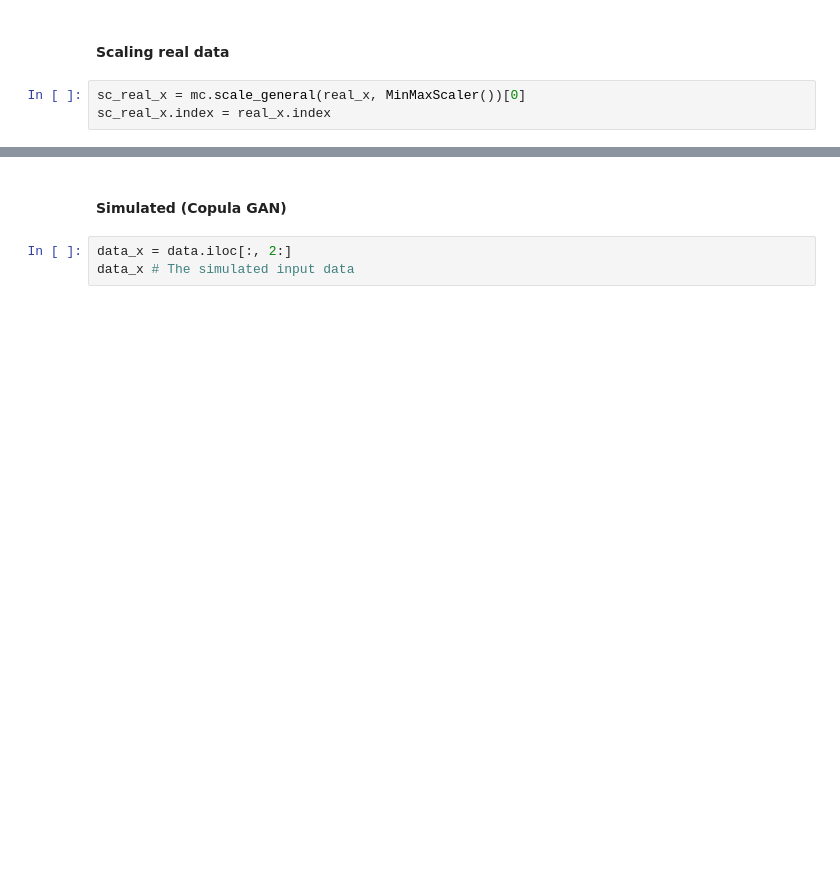
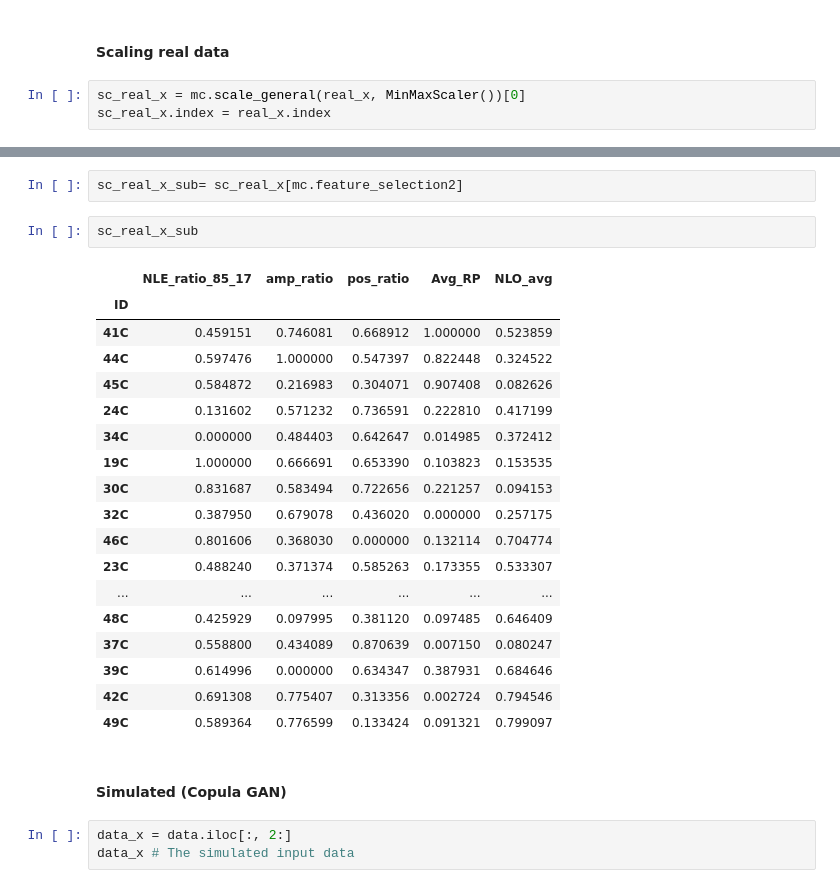
Before and after one commit to Marie-anneMawhin/Oct20_EPRI, a Jupyter notebook: Task3/NB/NB_data_modelling/svm_survival_simulation.ipynb, the cells around one changed output, grey strips where cells are left out. Saved outputs shown, nothing was run; the diff lists cells and outputs as text; blank space fills up the shorter version.

```diff
--- a/Task3/NB/NB_data_modelling/svm_survival_simulation.ipynb
+++ b/Task3/NB/NB_data_modelling/svm_survival_simulation.ipynb
@@ -99,3 +99,26 @@ sc_real_x
+# %%
+sc_real_x_sub= sc_real_x[mc.feature_selection2]
+# %%
+sc_real_x_sub
+# %% [output]
+|  | NLE_ratio_85_17 | amp_ratio | pos_ratio | Avg_RP | NLO_avg |
+| ID |  |  |  |  |  |
+| 41C | 0.459151 | 0.746081 | 0.668912 | 1.000000 | 0.523859 |
+| 44C | 0.597476 | 1.000000 | 0.547397 | 0.822448 | 0.324522 |
+| 45C | 0.584872 | 0.216983 | 0.304071 | 0.907408 | 0.082626 |
+| 24C | 0.131602 | 0.571232 | 0.736591 | 0.222810 | 0.417199 |
+| 34C | 0.000000 | 0.484403 | 0.642647 | 0.014985 | 0.372412 |
+| 19C | 1.000000 | 0.666691 | 0.653390 | 0.103823 | 0.153535 |
+| 30C | 0.831687 | 0.583494 | 0.722656 | 0.221257 | 0.094153 |
+| 32C | 0.387950 | 0.679078 | 0.436020 | 0.000000 | 0.257175 |
+| 46C | 0.801606 | 0.368030 | 0.000000 | 0.132114 | 0.704774 |
+| 23C | 0.488240 | 0.371374 | 0.585263 | 0.173355 | 0.533307 |
+| ... | ... | ... | ... | ... | ... |
+| 48C | 0.425929 | 0.097995 | 0.381120 | 0.097485 | 0.646409 |
+| 37C | 0.558800 | 0.434089 | 0.870639 | 0.007150 | 0.080247 |
+| 39C | 0.614996 | 0.000000 | 0.634347 | 0.387931 | 0.684646 |
+| 42C | 0.691308 | 0.775407 | 0.313356 | 0.002724 | 0.794546 |
+| 49C | 0.589364 | 0.776599 | 0.133424 | 0.091321 | 0.799097 |
 # %% [markdown]
 #### Simulated  (Copula GAN)
 # %%
```
Also changed, not shown: parts of 33 cells of this notebook.
